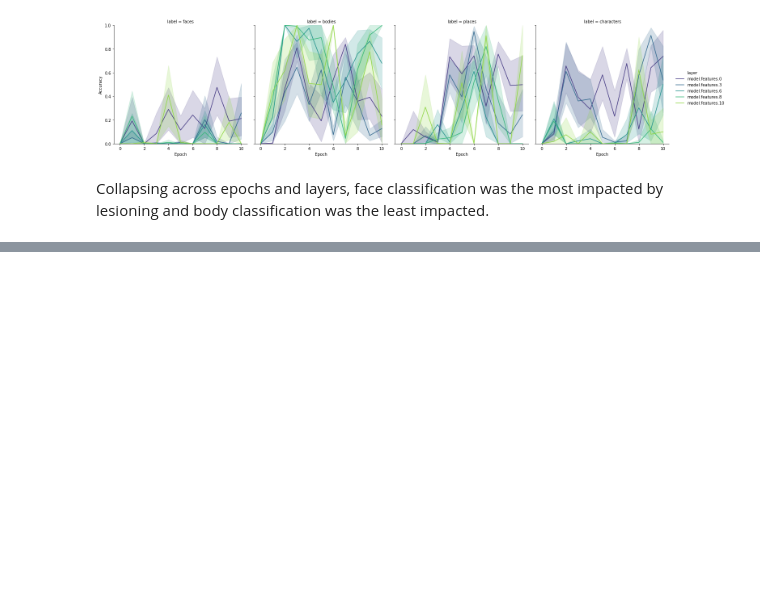
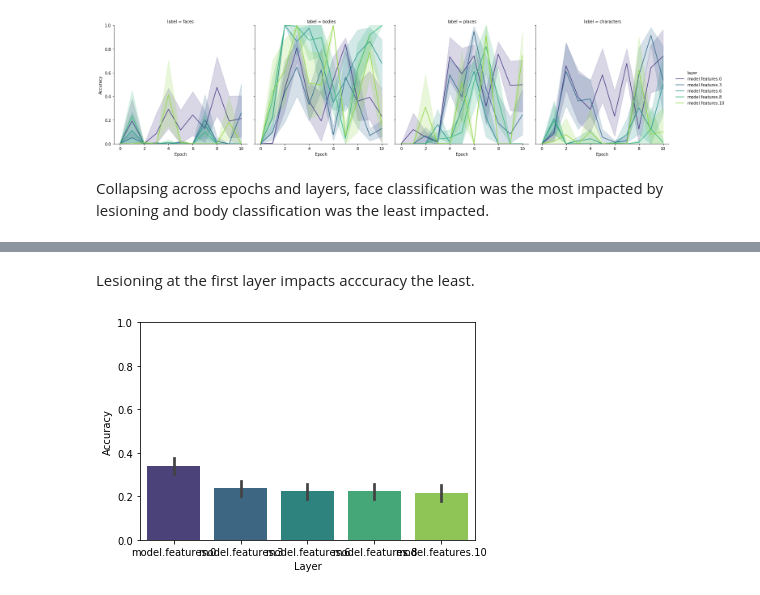
Before and after one commit to violetxi/PSYCH250FinalProject, a Jupyter notebook: writeup/writeup.ipynb, the cells around one changed output, grey strips where cells are left out. Cells and saved outputs as stored; diff of their text form; code cells hidden in the pictures; blank space fills up the shorter version.

```diff
--- a/writeup/writeup.ipynb
+++ b/writeup/writeup.ipynb
@@ -132,0 +133,10 @@ plt.show()
+# %% [markdown]
+Lesioning at the first layer impacts acccuracy the least.
+# %%
+ax = sns.barplot(x="layer",y="accuracy", palette = "viridis", data=lesion_by_cat)
+ax.set(ylim = (0,1))
+ax.set(xlabel='Layer', ylabel='Accuracy')
+ax.set(ylim = (0,1))
+plt.show()
+# %% [output]
+[figure, added]
```
Also changed, not shown: parts of 3 cells of this notebook.
